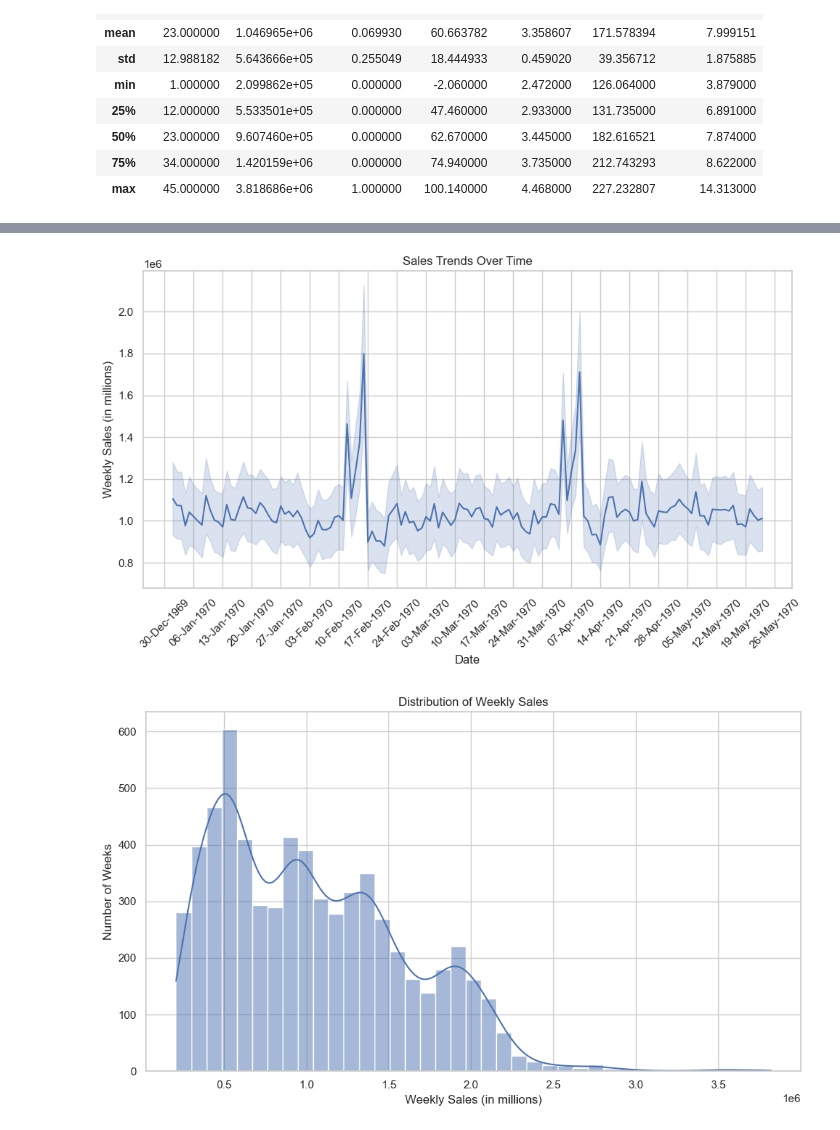
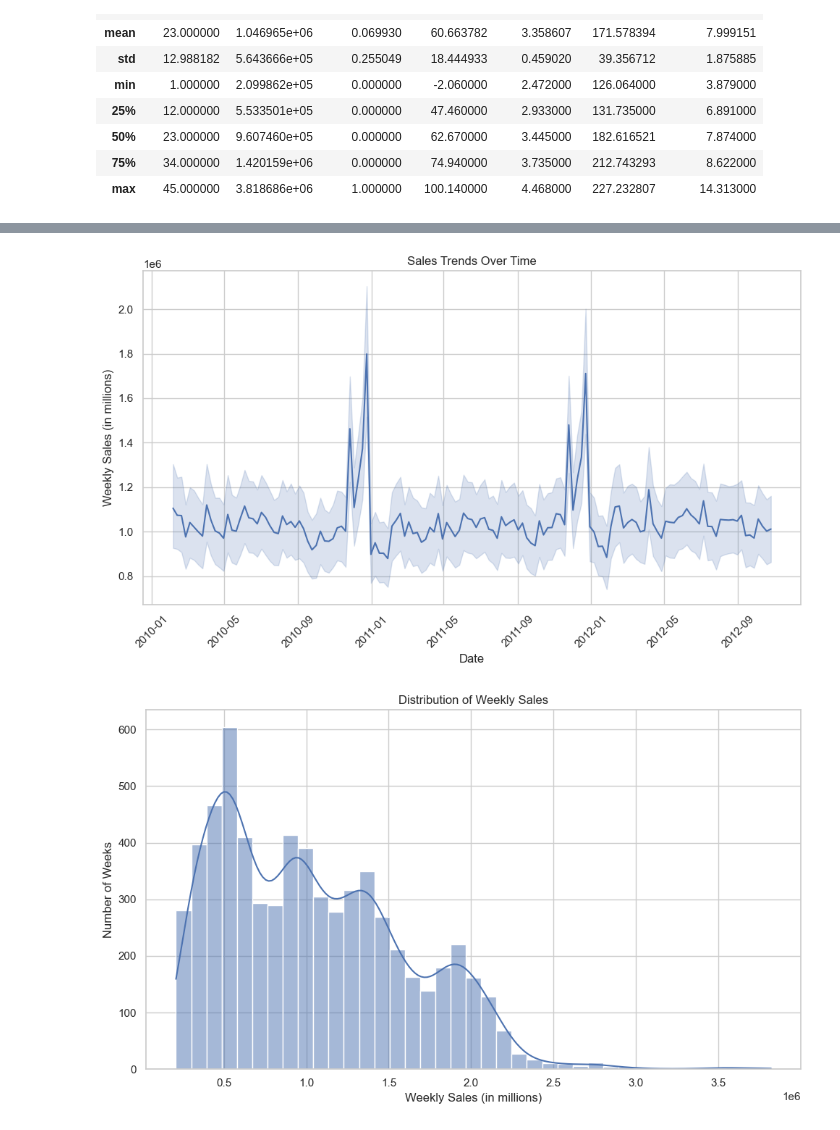
Before and after one commit to s4mluk/DSFB-group-project, a Jupyter notebook: Walmart Sales DA/WorkspaceNotebook.ipynb, the cells around one changed output, grey strips where cells are left out. Saved outputs shown, nothing was run; the diff lists cells and outputs as text; code cells hidden in the pictures.

```diff
--- a/Walmart Sales DA/WorkspaceNotebook.ipynb
+++ b/Walmart Sales DA/WorkspaceNotebook.ipynb
@@ -72,3 +72,13 @@ data.describe()
 | 50% | 23.000000 | 9.607460e+05 | 0.000000 | 62.670000 | 3.445000 | 182.616521 | 7.874000 |
 | 75% | 34.000000 | 1.420159e+06 | 0.000000 | 74.940000 | 3.735000 | 212.743293 | 8.622000 |
 | max | 45.000000 | 3.818686e+06 | 1.000000 | 100.140000 | 4.468000 | 227.232807 | 14.313000 |
+# %%
+#Date time manipulation
+
+# Convert 'Date' to datetime format with the correct format
+data['Date'] = pd.to_datetime(data['Date'], format='%d-%m-%Y', errors='coerce')
+# %%
+# Extract additional time features
+data['Year'] = data['Date'].dt.year
+data['Month'] = data['Date'].dt.month
+data['Week'] = data['Date'].dt.isocalendar().week
@@ -75,23 +119,19 @@ data.describe()
 # %%
 import matplotlib.dates as mdates
 
 plt.figure(figsize=(10,6))
 sns.lineplot(x='Date', y='Weekly_Sales', data=data)
-
-plt.gca().xaxis.set_major_formatter(mdates.DateFormatter('%d-%b-%Y'))  # Display day, month, year
-
-plt.gca().xaxis.set_major_locator(mdates.WeekdayLocator(interval=1))
 
 plt.xticks(rotation=45)
 
 plt.title('Sales Trends Over Time')
 plt.xlabel('Date')
 plt.ylabel('Weekly Sales (in millions)')
 
 plt.tight_layout()
 plt.show()
 # %% [output]
-[figure, old version]
+[figure, new version]
 # %%
 plt.figure(figsize=(10,6))
 sns.histplot(data['Weekly_Sales'], kde=True)
```
Also changed, not shown: parts of 13 cells of this notebook.
